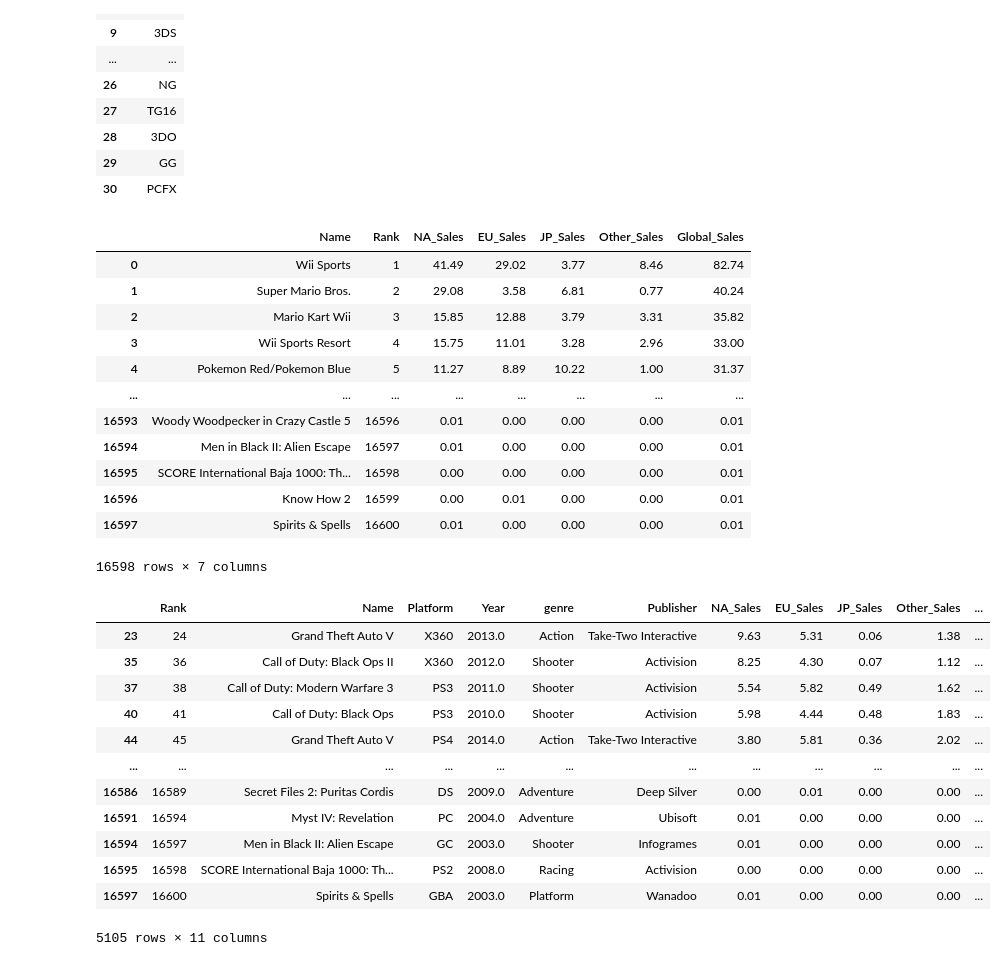
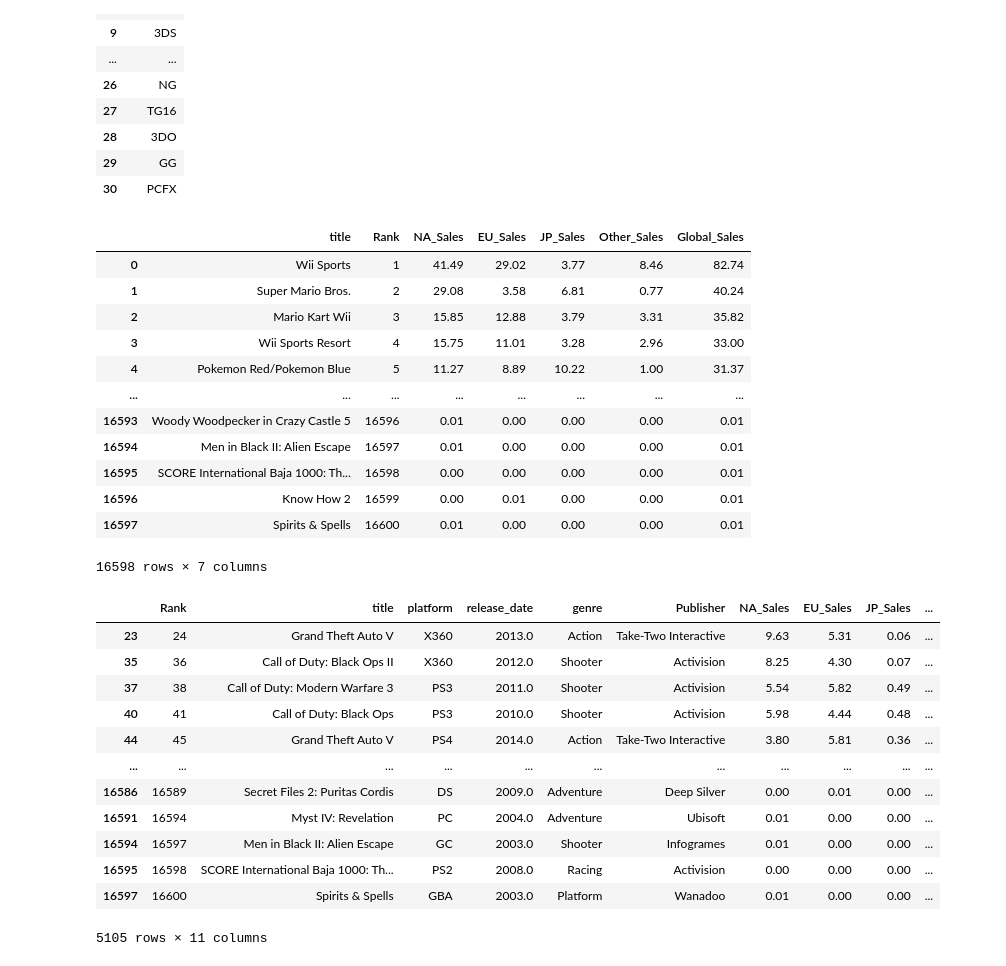
Before and after one commit to ebimoosa/smu_project_2_group_2, a Jupyter notebook: Kaggle CSV Extraction.ipynb, the cells around one changed output. Cells and saved outputs as stored; diff of their text form; code cells hidden in the pictures.

```diff
--- a/Kaggle CSV Extraction.ipynb
+++ b/Kaggle CSV Extraction.ipynb
@@ -41,5 +41,3 @@ Data columns (total 11 columns):
  10  Global_Sales  16598 non-null  float64
 dtypes: float64(6), int64(1), object(4)
 memory usage: 1.4+ MB
-# %%
-vg_sales_df.rename(columns = {'Genre':'genre'}, inplace = True)
@@ -77,0 +44,2 @@ vg_sales_df.to_csv(r'C:\Users\malac\SMU\Project 2\vgchartz.csv', index=False)
+# %%
+vg_sales_df.rename(columns = {'Title':'title','Genre':'genre', 'Platform': 'platform', 'Year':'release_date'}, inplace = True)
@@ -136,7 +133,7 @@ cols = [1,0,6,7,8,9,10]
 vg_game_csv = vg_sales_df[vg_sales_df.columns[cols]]
 vg_game_csv
 # %% [output]
-|  | Name | Rank | NA_Sales | EU_Sales | JP_Sales | Other_Sales | Global_Sales |
+|  | title | Rank | NA_Sales | EU_Sales | JP_Sales | Other_Sales | Global_Sales |
 | 0 | Wii Sports | 1 | 41.49 | 29.02 | 3.77 | 8.46 | 82.74 |
 | 1 | Super Mario Bros. | 2 | 29.08 | 3.58 | 6.81 | 0.77 | 40.24 |
 | 2 | Mario Kart Wii | 3 | 15.85 | 12.88 | 3.79 | 3.31 | 35.82 |
@@ -150,20 +147,20 @@ vg_game_csv
 | 16597 | Spirits & Spells | 16600 | 0.01 | 0.00 | 0.00 | 0.00 | 0.01 |
 16598 rows × 7 columns
 # %%
-vg_sales_df[vg_sales_df["Name"].duplicated()]
+vg_sales_df[vg_sales_df["title"].duplicated()]
 # %% [output]
-|  | Rank | Name | Platform | Year | genre | Publisher | NA_Sales | EU_Sales | JP_Sales | Other_Sales | ... |
-| 23 | 24 | Grand Theft Auto V | X360 | 2013.0 | Action | Take-Two Interactive | 9.63 | 5.31 | 0.06 | 1.38 | ... |
-| 35 | 36 | Call of Duty: Black Ops II | X360 | 2012.0 | Shooter | Activision | 8.25 | 4.30 | 0.07 | 1.12 | ... |
-| 37 | 38 | Call of Duty: Modern Warfare 3 | PS3 | 2011.0 | Shooter | Activision | 5.54 | 5.82 | 0.49 | 1.62 | ... |
-| 40 | 41 | Call of Duty: Black Ops | PS3 | 2010.0 | Shooter | Activision | 5.98 | 4.44 | 0.48 | 1.83 | ... |
-| 44 | 45 | Grand Theft Auto V | PS4 | 2014.0 | Action | Take-Two Interactive | 3.80 | 5.81 | 0.36 | 2.02 | ... |
-| ... | ... | ... | ... | ... | ... | ... | ... | ... | ... | ... | ... |
-| 16586 | 16589 | Secret Files 2: Puritas Cordis | DS | 2009.0 | Adventure | Deep Silver | 0.00 | 0.01 | 0.00 | 0.00 | ... |
-| 16591 | 16594 | Myst IV: Revelation | PC | 2004.0 | Adventure | Ubisoft | 0.01 | 0.00 | 0.00 | 0.00 | ... |
-| 16594 | 16597 | Men in Black II: Alien Escape | GC | 2003.0 | Shooter | Infogrames | 0.01 | 0.00 | 0.00 | 0.00 | ... |
-| 16595 | 16598 | SCORE International Baja 1000: Th... | PS2 | 2008.0 | Racing | Activision | 0.00 | 0.00 | 0.00 | 0.00 | ... |
-| 16597 | 16600 | Spirits & Spells | GBA | 2003.0 | Platform | Wanadoo | 0.01 | 0.00 | 0.00 | 0.00 | ... |
+|  | Rank | title | platform | release_date | genre | Publisher | NA_Sales | EU_Sales | JP_Sales | ... |
+| 23 | 24 | Grand Theft Auto V | X360 | 2013.0 | Action | Take-Two Interactive | 9.63 | 5.31 | 0.06 | ... |
+| 35 | 36 | Call of Duty: Black Ops II | X360 | 2012.0 | Shooter | Activision | 8.25 | 4.30 | 0.07 | ... |
+| 37 | 38 | Call of Duty: Modern Warfare 3 | PS3 | 2011.0 | Shooter | Activision | 5.54 | 5.82 | 0.49 | ... |
+| 40 | 41 | Call of Duty: Black Ops | PS3 | 2010.0 | Shooter | Activision | 5.98 | 4.44 | 0.48 | ... |
+| 44 | 45 | Grand Theft Auto V | PS4 | 2014.0 | Action | Take-Two Interactive | 3.80 | 5.81 | 0.36 | ... |
+| ... | ... | ... | ... | ... | ... | ... | ... | ... | ... | ... |
+| 16586 | 16589 | Secret Files 2: Puritas Cordis | DS | 2009.0 | Adventure | Deep Silver | 0.00 | 0.01 | 0.00 | ... |
+| 16591 | 16594 | Myst IV: Revelation | PC | 2004.0 | Adventure | Ubisoft | 0.01 | 0.00 | 0.00 | ... |
+| 16594 | 16597 | Men in Black II: Alien Escape | GC | 2003.0 | Shooter | Infogrames | 0.01 | 0.00 | 0.00 | ... |
+| 16595 | 16598 | SCORE International Baja 1000: Th... | PS2 | 2008.0 | Racing | Activision | 0.00 | 0.00 | 0.00 | ... |
+| 16597 | 16600 | Spirits & Spells | GBA | 2003.0 | Platform | Wanadoo | 0.01 | 0.00 | 0.00 | ... |
 5105 rows × 11 columns
 # %%
 cols = [1,2]
```
Also changed, not shown: parts of 11 cells of this notebook.
